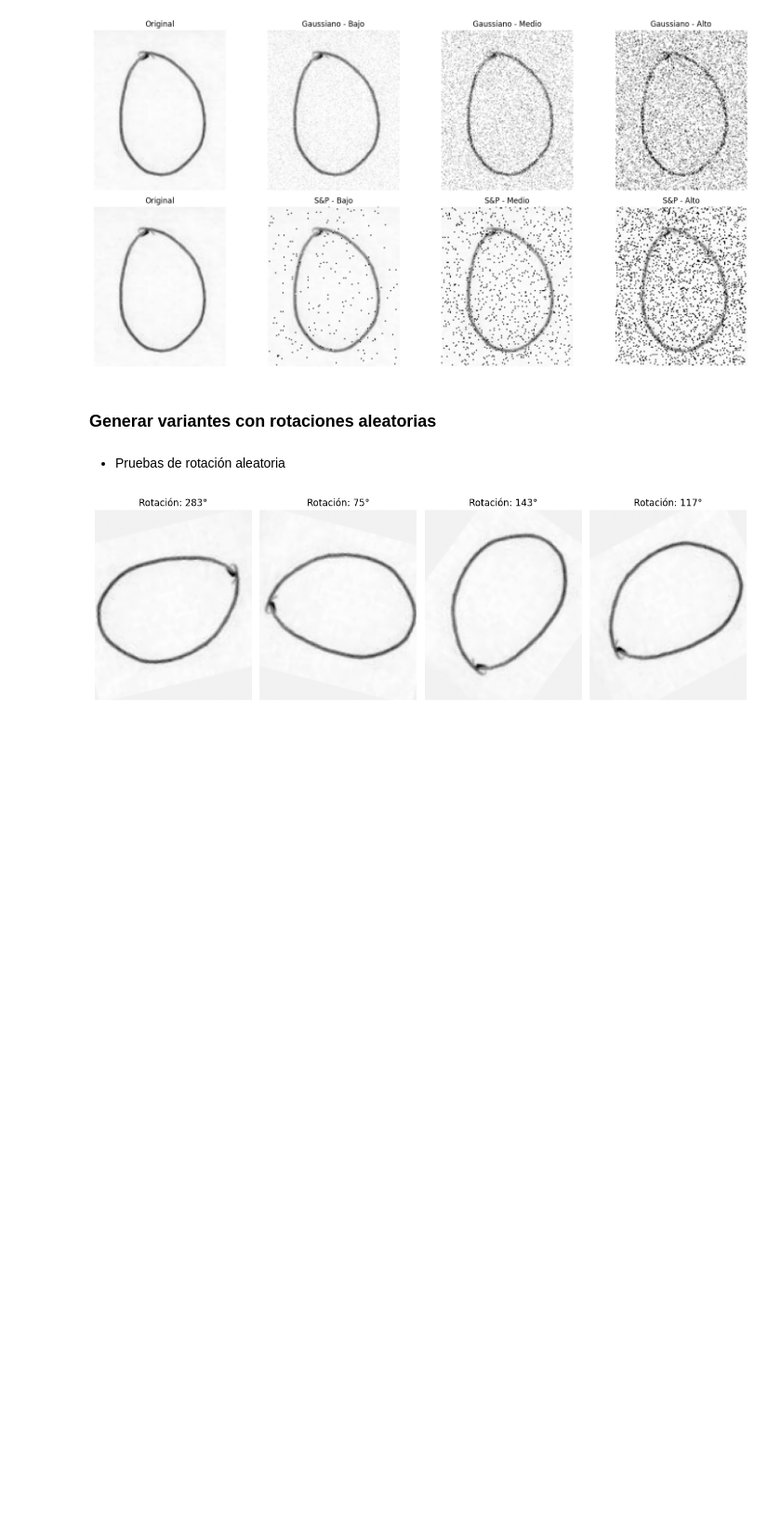
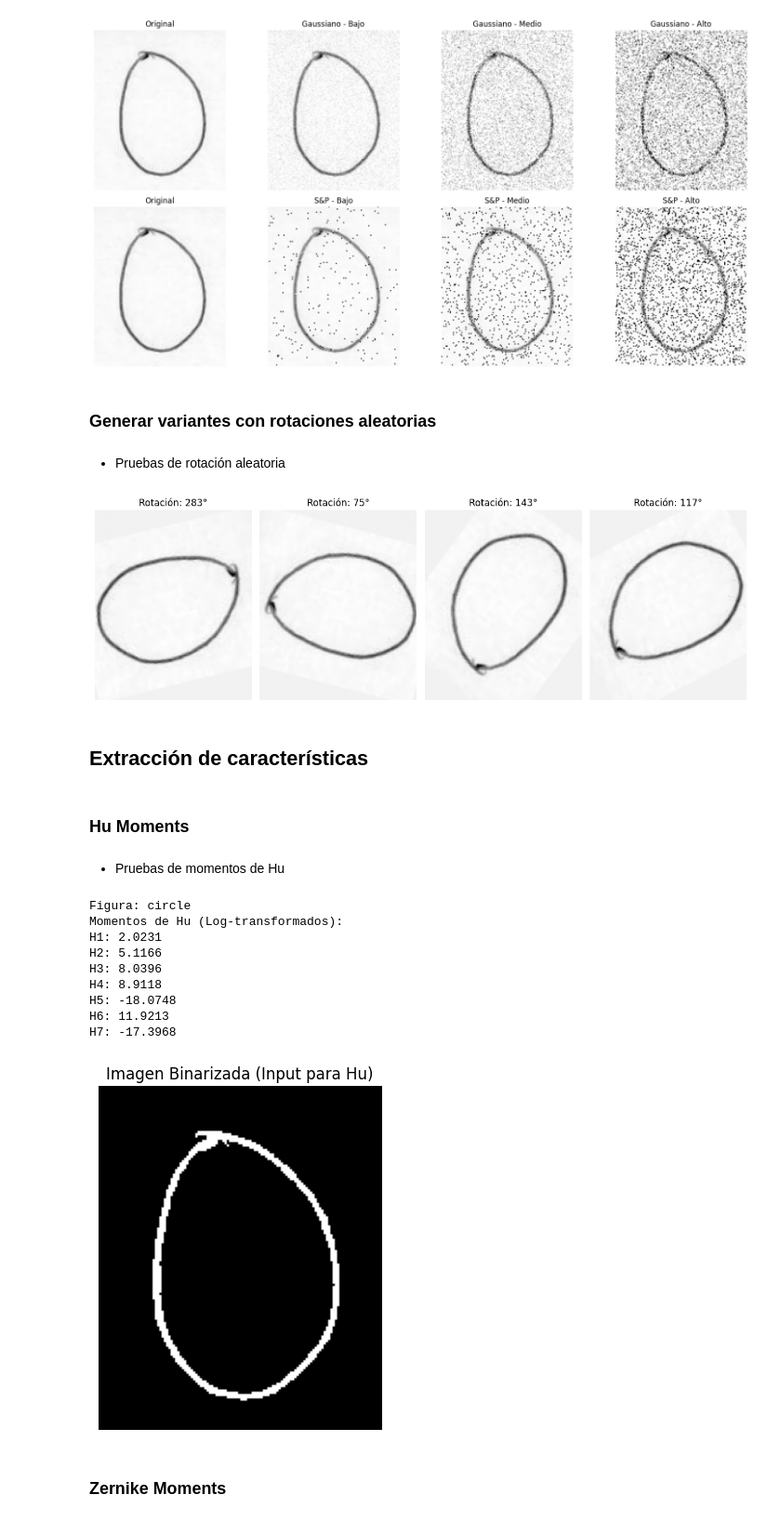
Before and after one commit to FepDev25/Practica-An-lisis-comparativo-de-robustez-entre-Momentos-de-Hu-y-Zernike, a Jupyter notebook: parte1/notebook.ipynb, the cells around one changed output. Shown at 93% size. Drawn from its saved outputs; the diff is of its cells as text; code cells hidden in the pictures; blank space fills up the shorter version.

```diff
--- a/parte1/notebook.ipynb
+++ b/parte1/notebook.ipynb
@@ -212,3 +208,67 @@ else:
     print("No hay imágenes cargadas para probar.")
 # %% [output]
 [figure]
+# %% [markdown]
+## Extracción de características
+# %% [markdown]
+### Hu Moments
+# %%
+def extract_hu_moments(image):
+    # Calcula los 7 Momentos de Hu de una imagen.
+    # Aplica binarización inversa y transformación logarítmica.
+
+    # 1. Preprocesamiento: Invertir y Binarizar
+    # Otsu para encontrar el umbral óptimo automáticamente
+    # THRESH_BINARY_INV convierte el fondo claro a negro y el trazo oscuro a blanco
+    _, binary = cv2.threshold(image, 0, 255, cv2.THRESH_BINARY_INV + cv2.THRESH_OTSU)
+
+    # calcular Momentos Centrales
+    moments = cv2.moments(binary)
+
+    # calcular Momentos de Hu
+    hu_moments = cv2.HuMoments(moments)
+
+    # transformación Logarítmica para mitigar diferencias de magnitud
+    # fórmula: -1 * copysign(1.0, hu) * log10(|hu|)
+    features = []
+    for i in range(7):
+        val = hu_moments[i][0]
+        # Evitar log de cero
+        if val == 0:
+            features.append(0)
+        else:
+            features.append(-1 * math.copysign(1.0, val) * math.log10(abs(val)))
+
+    return features
+# %% [markdown]
+- Pruebas de momentos de Hu
+# %%
+if len(sample_images) > 0:
+    name, img = sample_images[0]
+
+    hu_feats = extract_hu_moments(img)
+
+    print(f"Figura: {name}")
+    print("Momentos de Hu (Log-transformados):")
+    for i, val in enumerate(hu_feats):
+        print(f"H{i+1}: {val:.4f}")
+
+    # Visualizar lo que "ve" el algoritmo (imagen binarizada)
+    _, binary_viz = cv2.threshold(img, 0, 255, cv2.THRESH_BINARY_INV + cv2.THRESH_OTSU)
+    plt.imshow(binary_viz, cmap='gray')
+    plt.title("Imagen Binarizada (Input para Hu)")
+    plt.axis('off')
+    plt.show()
+# %% [output]
+Figura: circle
+Momentos de Hu (Log-transformados):
+H1: 2.0231
+H2: 5.1166
+H3: 8.0396
+H4: 8.9118
+H5: -18.0748
+H6: 11.9213
+H7: -17.3968
+[figure, added]
+# %% [markdown]
+### Zernike Moments
```
Also changed, not shown: parts of 6 cells of this notebook.
